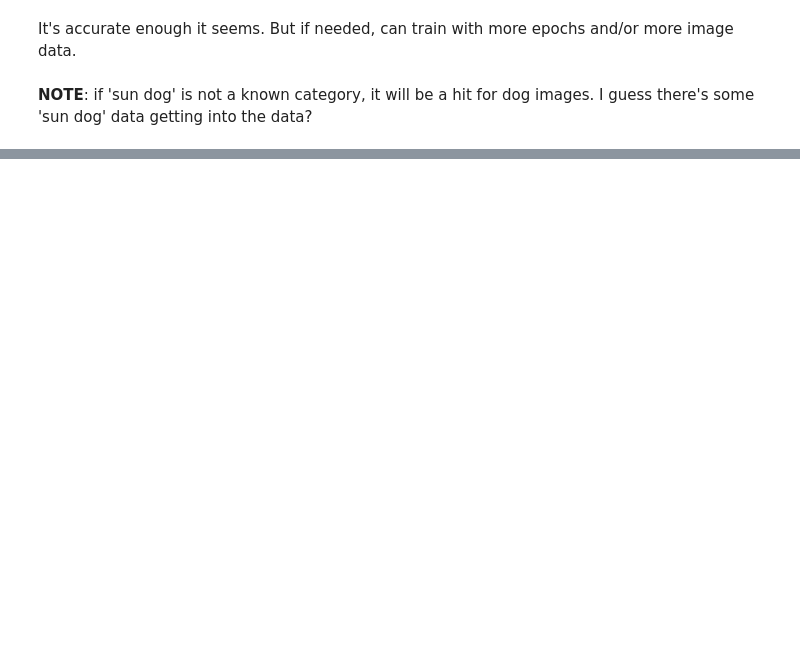
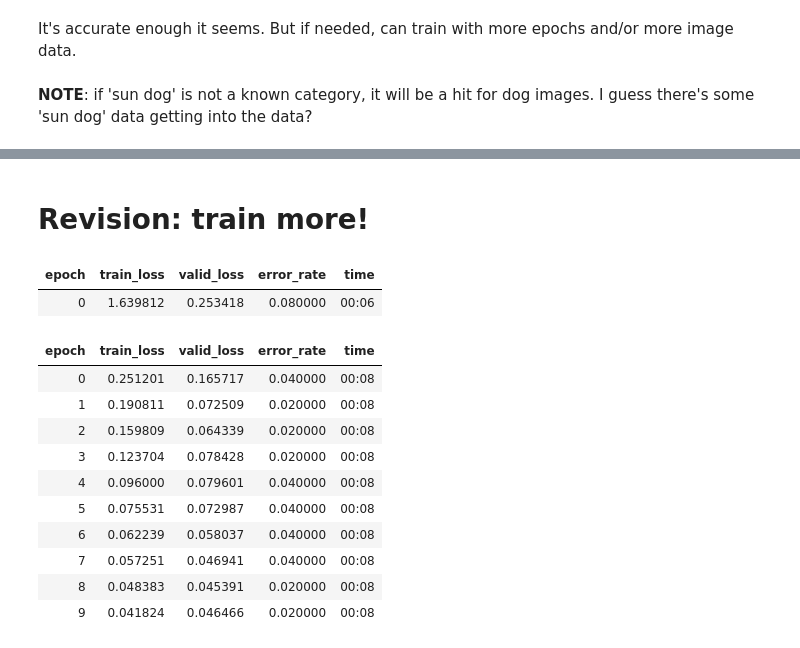
Before and after one commit to jewzaam/aiml-sandbox, a Jupyter notebook: chapter-1-mvm.ipynb, the cells around one changed output, grey strips where cells are left out. Cells and saved outputs as stored; diff of their text form; code cells hidden in the pictures; blank space fills up the shorter version.

Commit message:
added revisions to mvm

```diff
--- a/chapter-1-mvm.ipynb
+++ b/chapter-1-mvm.ipynb
@@ -212,0 +269,19 @@ It's accurate enough it seems.  But if needed, can train with more epochs and/or
+# %% [markdown]
+# Revision: train more!
+# %%
+learn = vision_learner(dls, resnet18, metrics=error_rate)
+learn.fine_tune(10)
+# %% [output]
+| epoch | train_loss | valid_loss | error_rate | time |
+| 0 | 1.639812 | 0.253418 | 0.080000 | 00:06 |
+| epoch | train_loss | valid_loss | error_rate | time |
+| 0 | 0.251201 | 0.165717 | 0.040000 | 00:08 |
+| 1 | 0.190811 | 0.072509 | 0.020000 | 00:08 |
+| 2 | 0.159809 | 0.064339 | 0.020000 | 00:08 |
+| 3 | 0.123704 | 0.078428 | 0.020000 | 00:08 |
+| 4 | 0.096000 | 0.079601 | 0.040000 | 00:08 |
+| 5 | 0.075531 | 0.072987 | 0.040000 | 00:08 |
+| 6 | 0.062239 | 0.058037 | 0.040000 | 00:08 |
+| 7 | 0.057251 | 0.046941 | 0.040000 | 00:08 |
+| 8 | 0.048383 | 0.045391 | 0.020000 | 00:08 |
+| 9 | 0.041824 | 0.046466 | 0.020000 | 00:08 |
```
Also changed, not shown: parts of 23 cells of this notebook.
